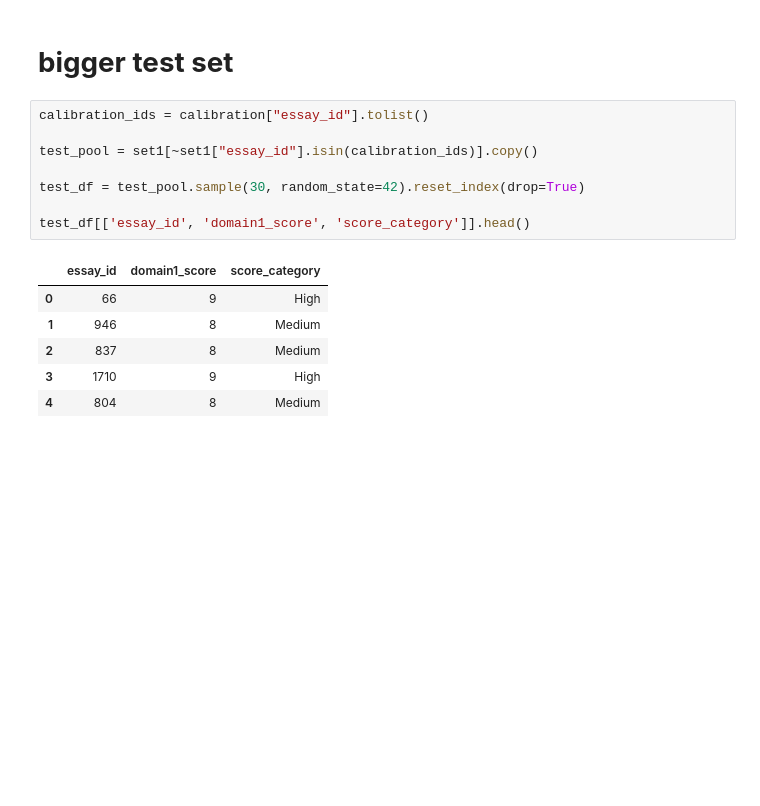
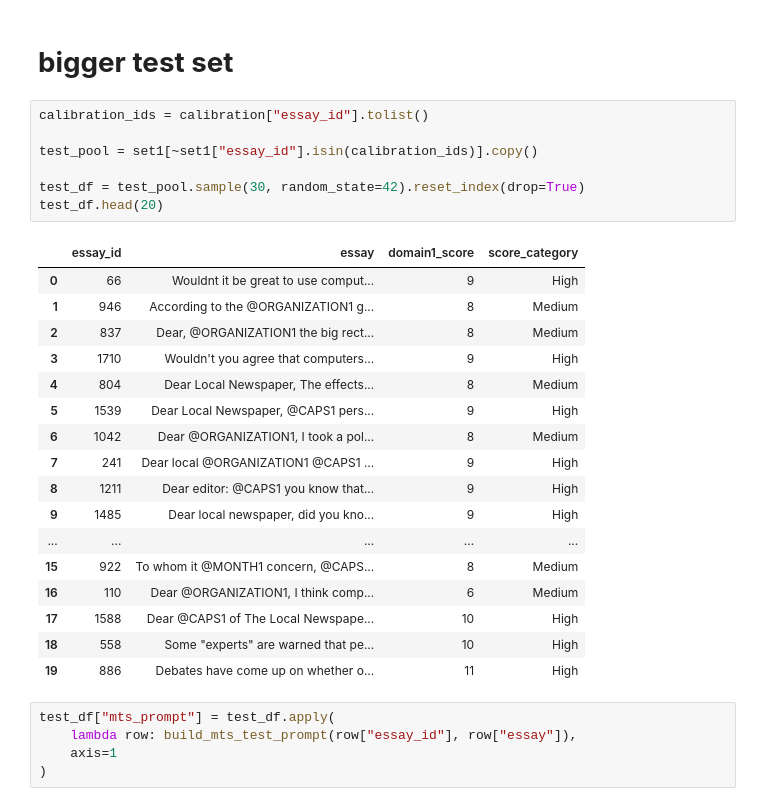
Before and after one commit to MalakSalehh/Thesis-datasets, a Jupyter notebook: ASAP.ipynb, the cells around one changed output. Cells and saved outputs as stored; diff of their text form; blank space fills up the shorter version.

```diff
--- a/ASAP.ipynb
+++ b/ASAP.ipynb
@@ -1424,15 +1213,30 @@ PCC: 0.8446530265013354
 # %%
 calibration_ids = calibration["essay_id"].tolist()
 
 test_pool = set1[~set1["essay_id"].isin(calibration_ids)].copy()
 
 test_df = test_pool.sample(30, random_state=42).reset_index(drop=True)
-
-test_df[['essay_id', 'domain1_score', 'score_category']].head()
+test_df.head(20)
 # %% [output]
-|  | essay_id | domain1_score | score_category |
-| 0 | 66 | 9 | High |
-| 1 | 946 | 8 | Medium |
-| 2 | 837 | 8 | Medium |
-| 3 | 1710 | 9 | High |
-| 4 | 804 | 8 | Medium |
+|  | essay_id | essay | domain1_score | score_category |
+| 0 | 66 | Wouldnt it be great to use comput... | 9 | High |
+| 1 | 946 | According to the @ORGANIZATION1 g... | 8 | Medium |
+| 2 | 837 | Dear, @ORGANIZATION1 the big rect... | 8 | Medium |
+| 3 | 1710 | Wouldn't you agree that computers... | 9 | High |
+| 4 | 804 | Dear Local Newspaper, The effects... | 8 | Medium |
+| 5 | 1539 | Dear Local Newspaper, @CAPS1 pers... | 9 | High |
+| 6 | 1042 | Dear @ORGANIZATION1, I took a pol... | 8 | Medium |
+| 7 | 241 | Dear local @ORGANIZATION1 @CAPS1 ... | 9 | High |
+| 8 | 1211 | Dear editor: @CAPS1 you know that... | 9 | High |
+| 9 | 1485 | Dear local newspaper, did you kno... | 9 | High |
+| ... | ... | ... | ... | ... |
+| 15 | 922 | To whom it @MONTH1 concern, @CAPS... | 8 | Medium |
+| 16 | 110 | Dear @ORGANIZATION1, I think comp... | 6 | Medium |
+| 17 | 1588 | Dear @CAPS1 of The Local Newspape... | 10 | High |
+| 18 | 558 | Some "experts" are warned that pe... | 10 | High |
+| 19 | 886 | Debates have come up on whether o... | 11 | High |
+# %%
+test_df["mts_prompt"] = test_df.apply(
+    lambda row: build_mts_test_prompt(row["essay_id"], row["essay"]),
+    axis=1
+)
```
Also changed, not shown: parts of 19 cells of this notebook.
